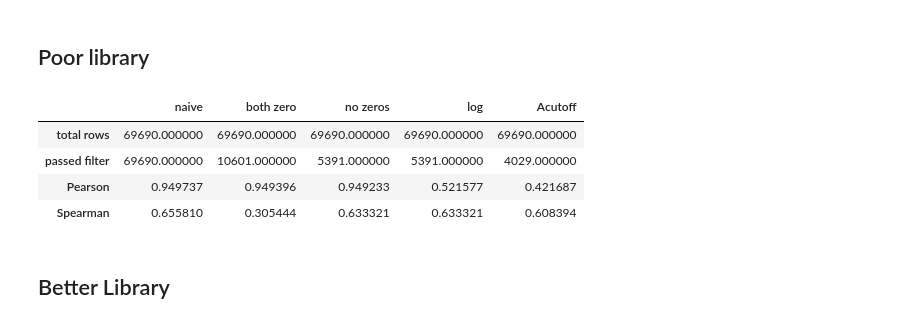
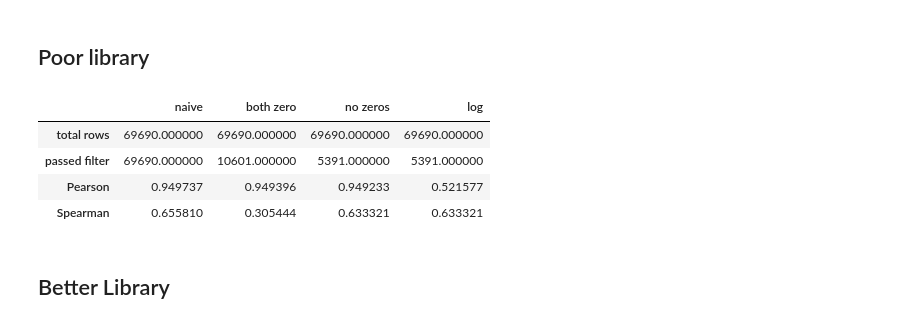
Before and after one commit to detrout/encode3-curation, a Jupyter notebook: compare-mad/replicate rafa correlation.ipynb, the cells around one changed output. Saved outputs shown, nothing was run; the diff lists cells and outputs as text; code cells hidden in the pictures.

```diff
--- a/compare-mad/replicate rafa correlation.ipynb
+++ b/compare-mad/replicate rafa correlation.ipynb
@@ -425,19 +432,22 @@ Additionally the spike-ins look much more stable. There are 96 possible spike in
 # %% [markdown]
 ## Poor library
 # %%
+
+#cutrep = logrep[A > Acutoff]
 pandas.DataFrame({'naive': naive_scores,
                   'both zero': bothzero_score,
                   'no zeros': nozero_scores,
                   'log': logrep_scores,
-                  'Acutoff': cutrep_scores,},
-                 columns = ['naive', 'both zero', 'no zeros', 'log', 'Acutoff',]
+                 # 'Acutoff': cutrep_scores,
+                 },
+                 columns = ['naive', 'both zero', 'no zeros', 'log',]# 'Acutoff',]
                  )
 # %% [output]
-|  | naive | both zero | no zeros | log | Acutoff |
-| total rows | 69690.000000 | 69690.000000 | 69690.000000 | 69690.000000 | 69690.000000 |
-| passed filter | 69690.000000 | 10601.000000 | 5391.000000 | 5391.000000 | 4029.000000 |
-| Pearson | 0.949737 | 0.949396 | 0.949233 | 0.521577 | 0.421687 |
-| Spearman | 0.655810 | 0.305444 | 0.633321 | 0.633321 | 0.608394 |
+|  | naive | both zero | no zeros | log |
+| total rows | 69690.000000 | 69690.000000 | 69690.000000 | 69690.000000 |
+| passed filter | 69690.000000 | 10601.000000 | 5391.000000 | 5391.000000 |
+| Pearson | 0.949737 | 0.949396 | 0.949233 | 0.521577 |
+| Spearman | 0.655810 | 0.305444 | 0.633321 | 0.633321 |
 # %% [markdown]
 ## Better Library
 # %%
```
Also changed, not shown: parts of 31 cells of this notebook.
